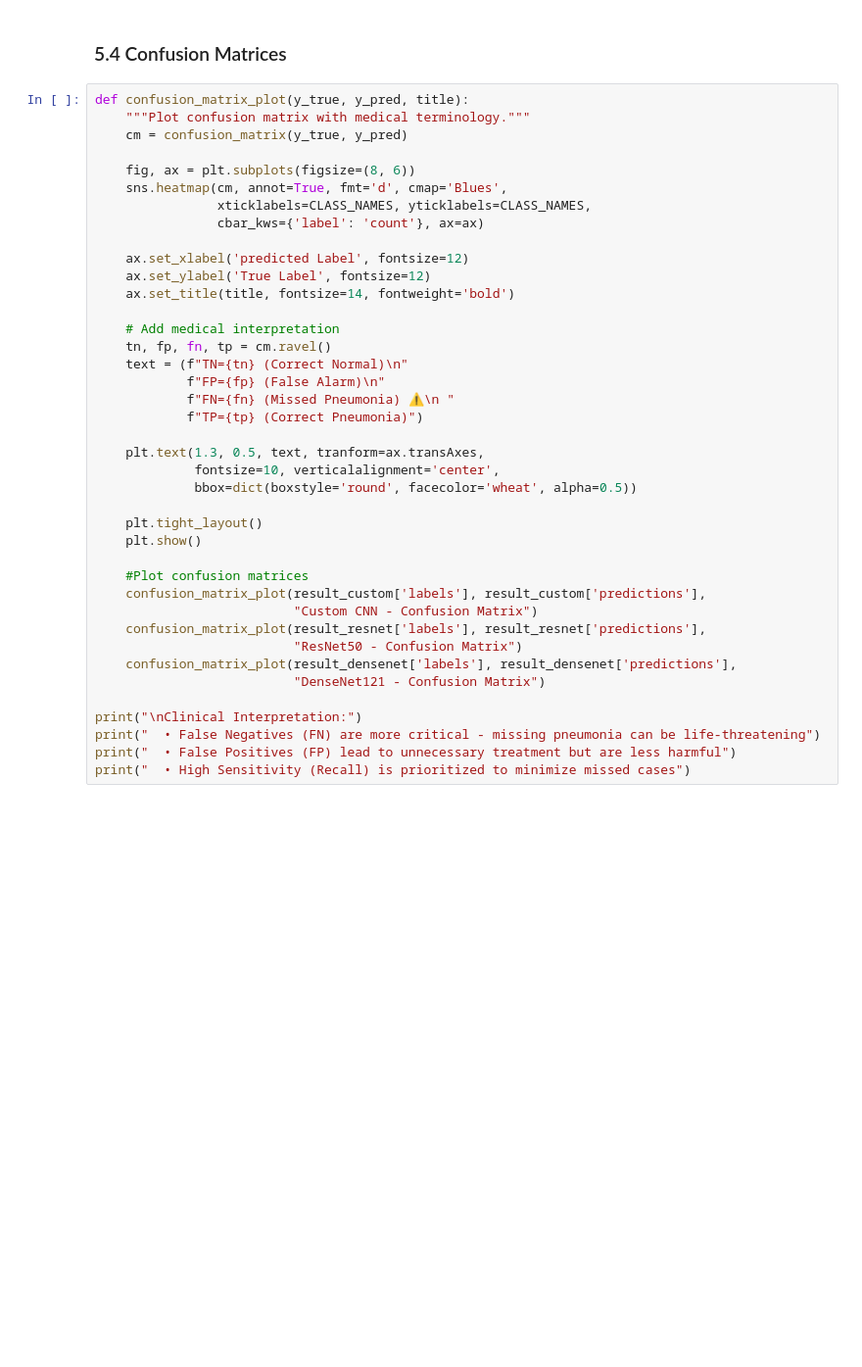
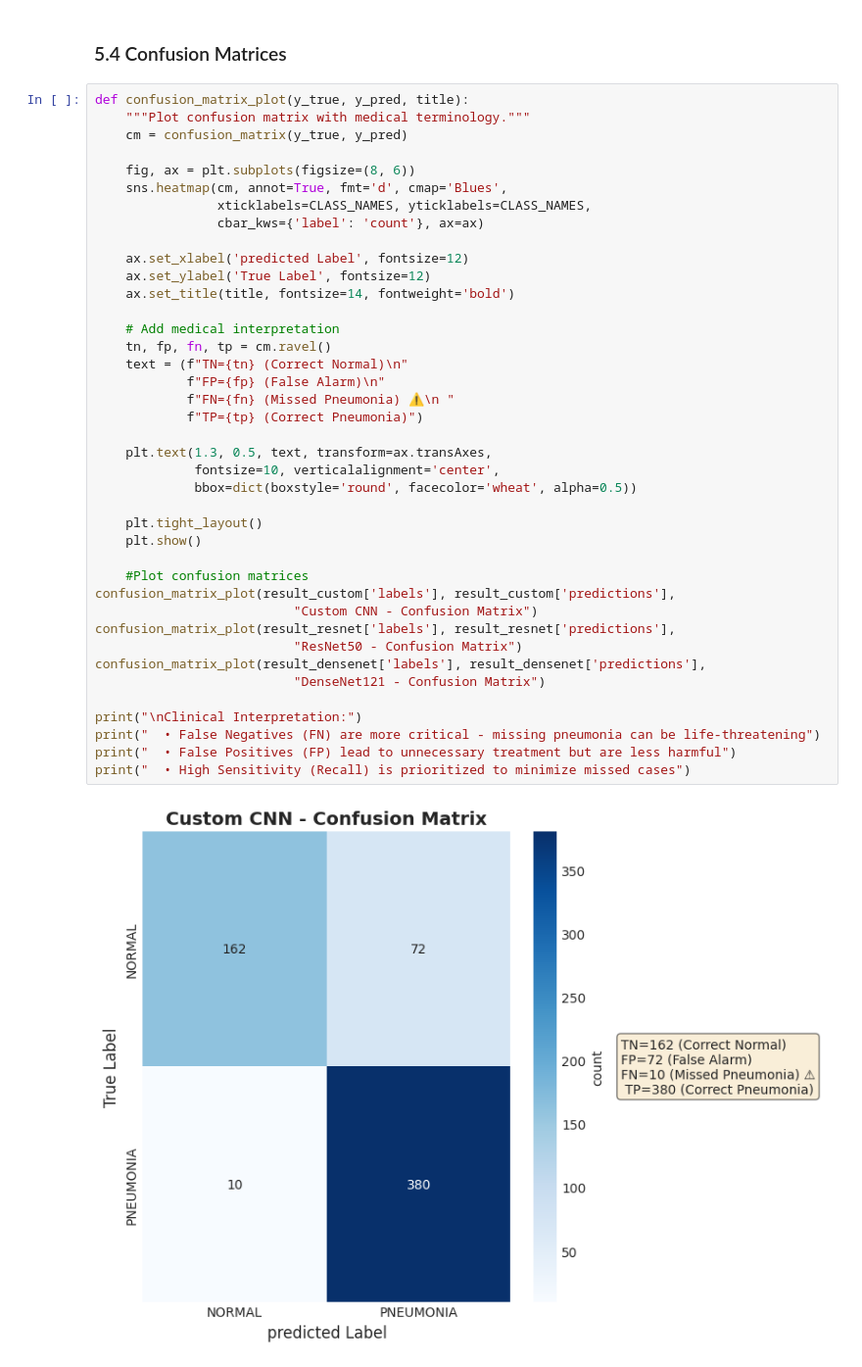
Before and after one commit to Psalmmie/project_pneumonia, a Jupyter notebook: Pneumonia_Detection_XRay.ipynb, the cells around one changed output. Shown at 98% size. Cells and saved outputs as stored; diff of their text form; blank space fills up the shorter version.

```diff
--- a/Pneumonia_Detection_XRay.ipynb
+++ b/Pneumonia_Detection_XRay.ipynb
@@ -1307,34 +1333,36 @@ def confusion_matrix_plot(y_true, y_pred, title):
     sns.heatmap(cm, annot=True, fmt='d', cmap='Blues',
                 xticklabels=CLASS_NAMES, yticklabels=CLASS_NAMES,
                 cbar_kws={'label': 'count'}, ax=ax)
 
     ax.set_xlabel('predicted Label', fontsize=12)
     ax.set_ylabel('True Label', fontsize=12)
     ax.set_title(title, fontsize=14, fontweight='bold')
 
     # Add medical interpretation
     tn, fp, fn, tp = cm.ravel()
     text = (f"TN={tn} (Correct Normal)\n"
             f"FP={fp} (False Alarm)\n"
             f"FN={fn} (Missed Pneumonia) ⚠️\n "
             f"TP={tp} (Correct Pneumonia)")
 
-    plt.text(1.3, 0.5, text, tranform=ax.transAxes,
+    plt.text(1.3, 0.5, text, transform=ax.transAxes,
              fontsize=10, verticalalignment='center',
              bbox=dict(boxstyle='round', facecolor='wheat', alpha=0.5))
 
     plt.tight_layout()
     plt.show()
 
     #Plot confusion matrices
-    confusion_matrix_plot(result_custom['labels'], result_custom['predictions'],
+confusion_matrix_plot(result_custom['labels'], result_custom['predictions'],
                           "Custom CNN - Confusion Matrix")
-    confusion_matrix_plot(result_resnet['labels'], result_resnet['predictions'],
+confusion_matrix_plot(result_resnet['labels'], result_resnet['predictions'],
                           "ResNet50 - Confusion Matrix")
-    confusion_matrix_plot(result_densenet['labels'], result_densenet['predictions'],
+confusion_matrix_plot(result_densenet['labels'], result_densenet['predictions'],
                           "DenseNet121 - Confusion Matrix")
 
 print("\nClinical Interpretation:")
 print("  • False Negatives (FN) are more critical - missing pneumonia can be life-threatening")
 print("  • False Positives (FP) lead to unnecessary treatment but are less harmful")
 print("  • High Sensitivity (Recall) is prioritized to minimize missed cases")
+# %% [output]
+[figure, added]
```
Also changed, not shown: parts of 5 cells of this notebook.
